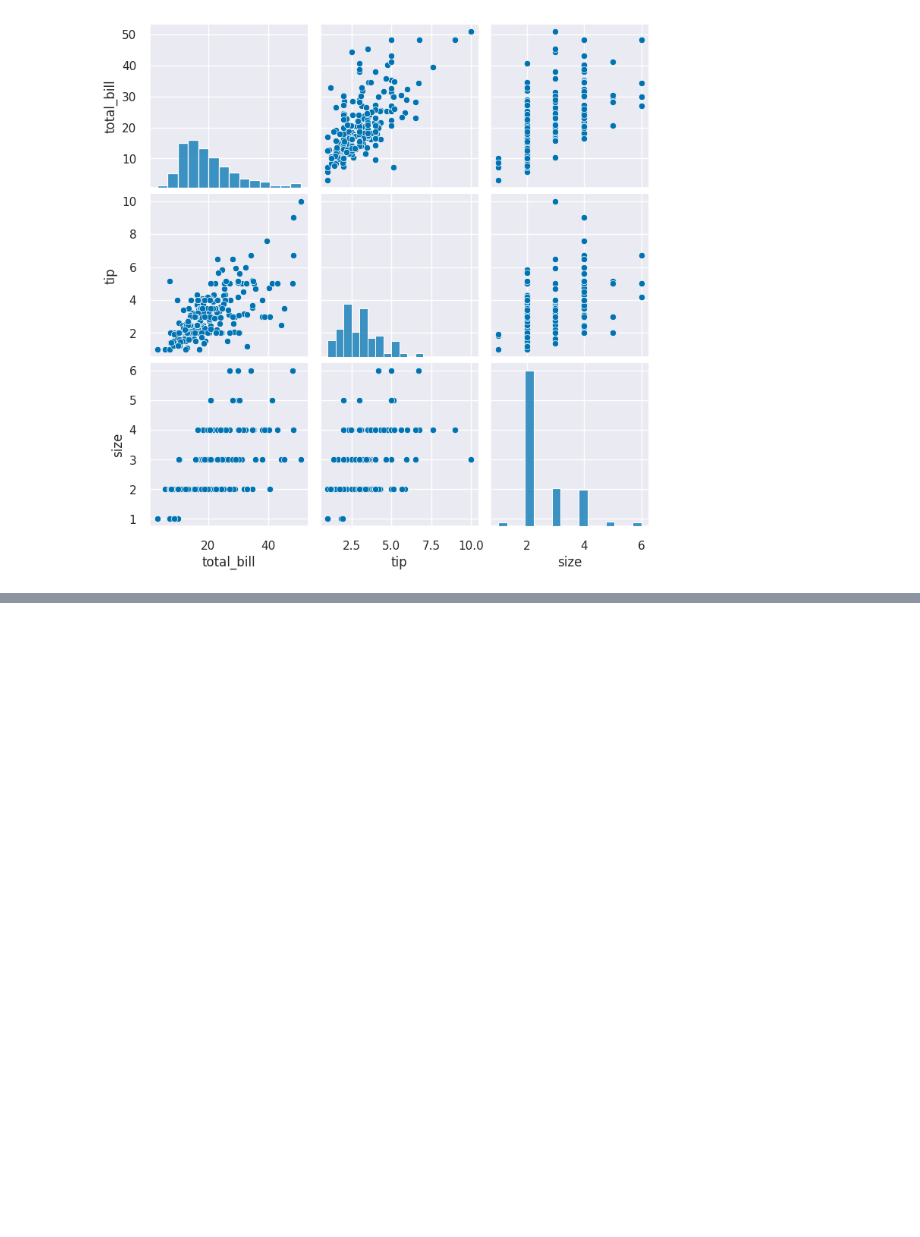
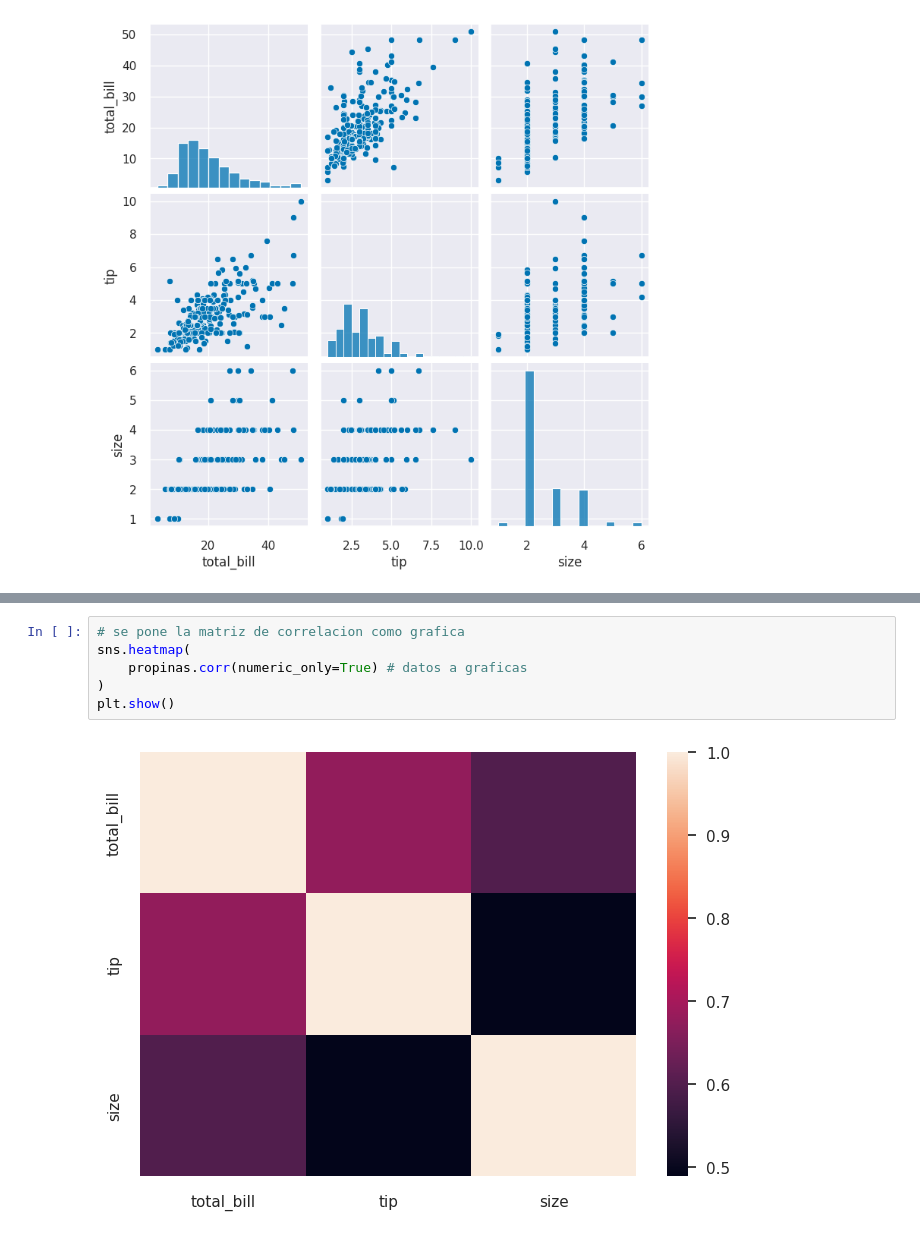
Before and after one commit to M-Alejo/matplot_seaborn, a Jupyter notebook: visualizacion.ipynb, the cells around one changed output, grey strips where cells are left out. Saved outputs shown, nothing was run; the diff lists cells and outputs as text; blank space fills up the shorter version.

Commit message:
Se agrega graficas heatmap con seabor

```diff
--- a/visualizacion.ipynb
+++ b/visualizacion.ipynb
@@ -1304,0 +1327,8 @@ plt.show()
+# %%
+# se pone la matriz de correlacion como grafica
+sns.heatmap(
+    propinas.corr(numeric_only=True) # datos a graficas
+)
+plt.show()
+# %% [output]
+[figure, added]
```
Also changed, not shown: parts of 12 cells of this notebook.
